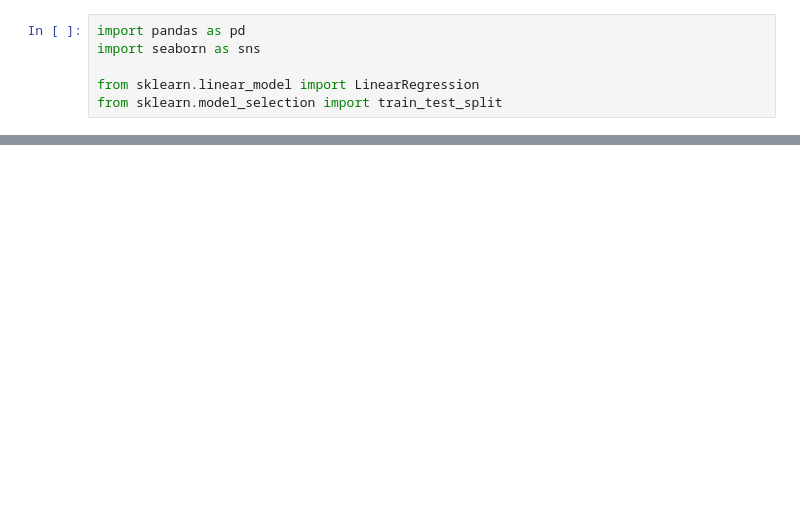
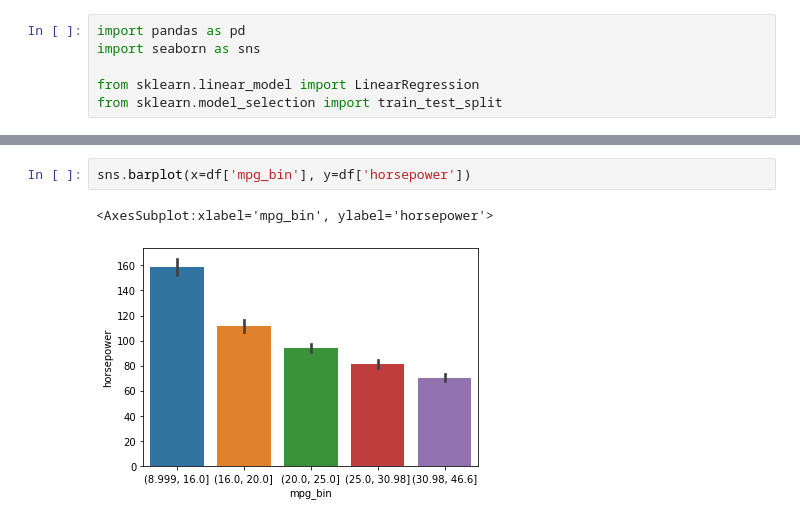
Before and after one commit to sdwarka/auto-mpg, a Jupyter notebook: auto-mpg-model.ipynb, the cells around one changed output, grey strips where cells are left out. Cells and saved outputs as stored; diff of their text form; blank space fills up the shorter version.

```diff
--- a/auto-mpg-model.ipynb
+++ b/auto-mpg-model.ipynb
@@ -17,0 +56,5 @@ df.dropna(axis=0, how='any', inplace=True)
+# %%
+sns.barplot(x=df['mpg_bin'], y=df['horsepower'])
+# %% [output]
+<AxesSubplot:xlabel='mpg_bin', ylabel='horsepower'>
+[figure, added]
```
Also changed, not shown: parts of 18 cells of this notebook.
